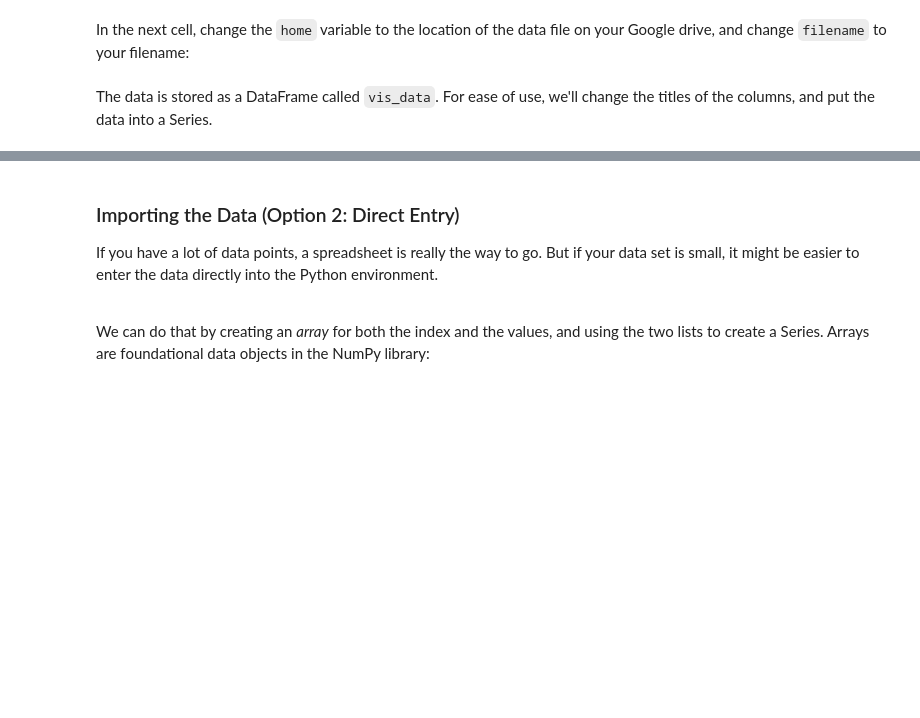
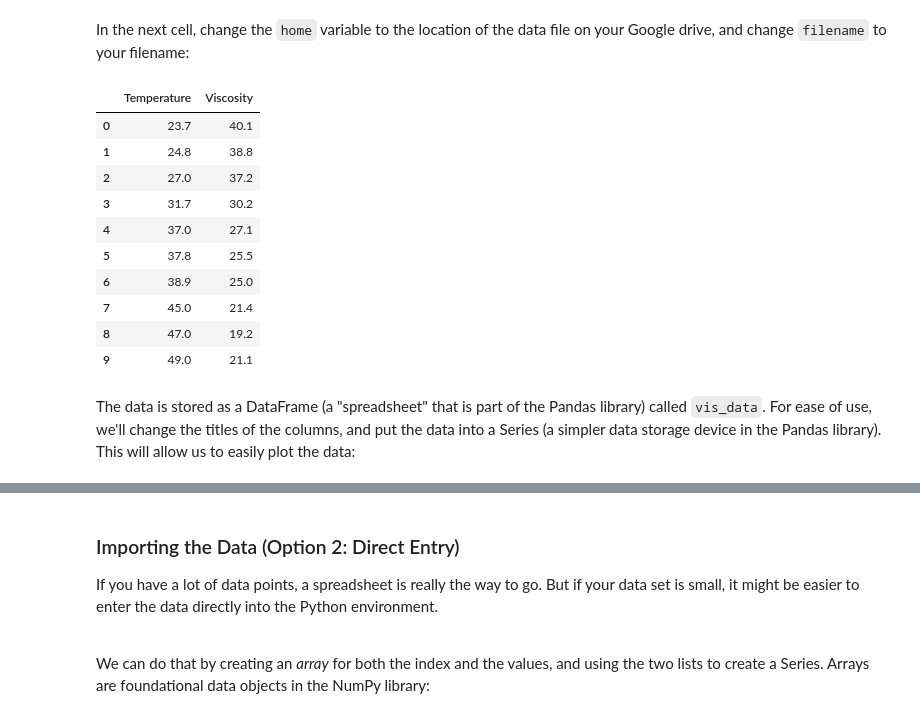
Before and after one commit to MAugspurger/Viscosity_and_Uncertainty, a Jupyter notebook: Adding_error_bounds.ipynb, the cells around one changed output, grey strips where cells are left out. Drawn from its saved outputs; the diff is of its cells as text; code cells hidden in the pictures; blank space fills up the shorter version.

```diff
--- a/Adding_error_bounds.ipynb
+++ b/Adding_error_bounds.ipynb
@@ -24,14 +37,26 @@ In the next cell, change the `home` variable to the location of the data file on
 # %%
 import pandas as pd
 import numpy as np
 
 home = '/gdrive/MyDrive/Teaching/Engr_290/Notebooks_290/Labs_and_Sensors/Arrhenius_Curve/'
-filename = 'spreadsheet_test_data_olive'
+filename = 'rotational_viscom_data'
 file = home + filename + ".xlsx"
 vis_data = pd.read_excel(file)
 vis_data
+# %% [output]
+|  | Temperature | Viscosity |
+| 0 | 23.7 | 40.1 |
+| 1 | 24.8 | 38.8 |
+| 2 | 27.0 | 37.2 |
+| 3 | 31.7 | 30.2 |
+| 4 | 37.0 | 27.1 |
+| 5 | 37.8 | 25.5 |
+| 6 | 38.9 | 25.0 |
+| 7 | 45.0 | 21.4 |
+| 8 | 47.0 | 19.2 |
+| 9 | 49.0 | 21.1 |
 # %% [markdown]
-The data is stored as a DataFrame called `vis_data`.  For ease of use, we'll change the titles of the columns, and put the data into a Series.
+The data is stored as a DataFrame (a "spreadsheet" that is part of the Pandas library) called `vis_data`.  For ease of use, we'll change the titles of the columns, and put the data into a Series (a simpler data storage device in the Pandas library).  This will allow us to easily plot the data:
 # %%
 vis_data.columns = ['temp','visc']
 experimental_data_spread = pd.Series(data=vis_data.visc.values,index=vis_data.temp.values)
```
Also changed, not shown: parts of 11 cells of this notebook, 3 other files.
